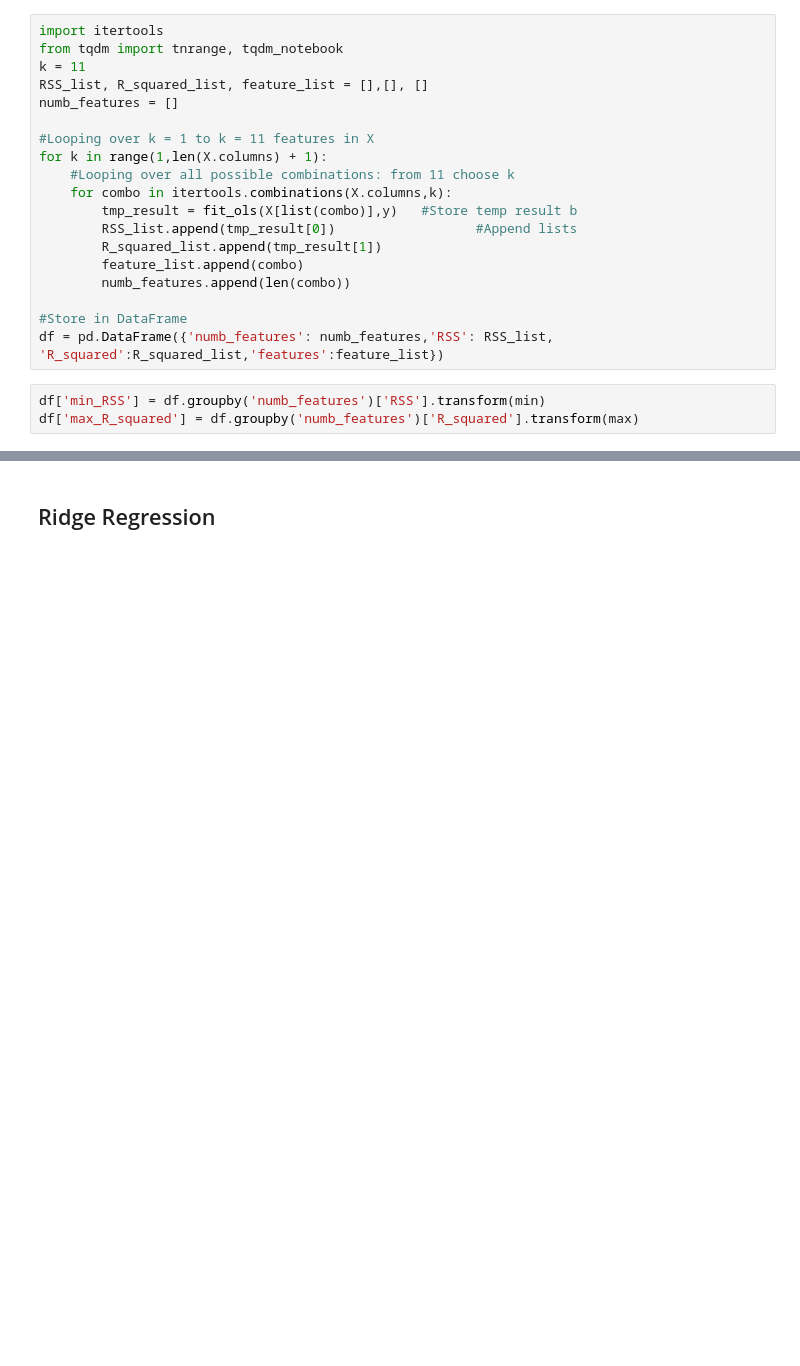
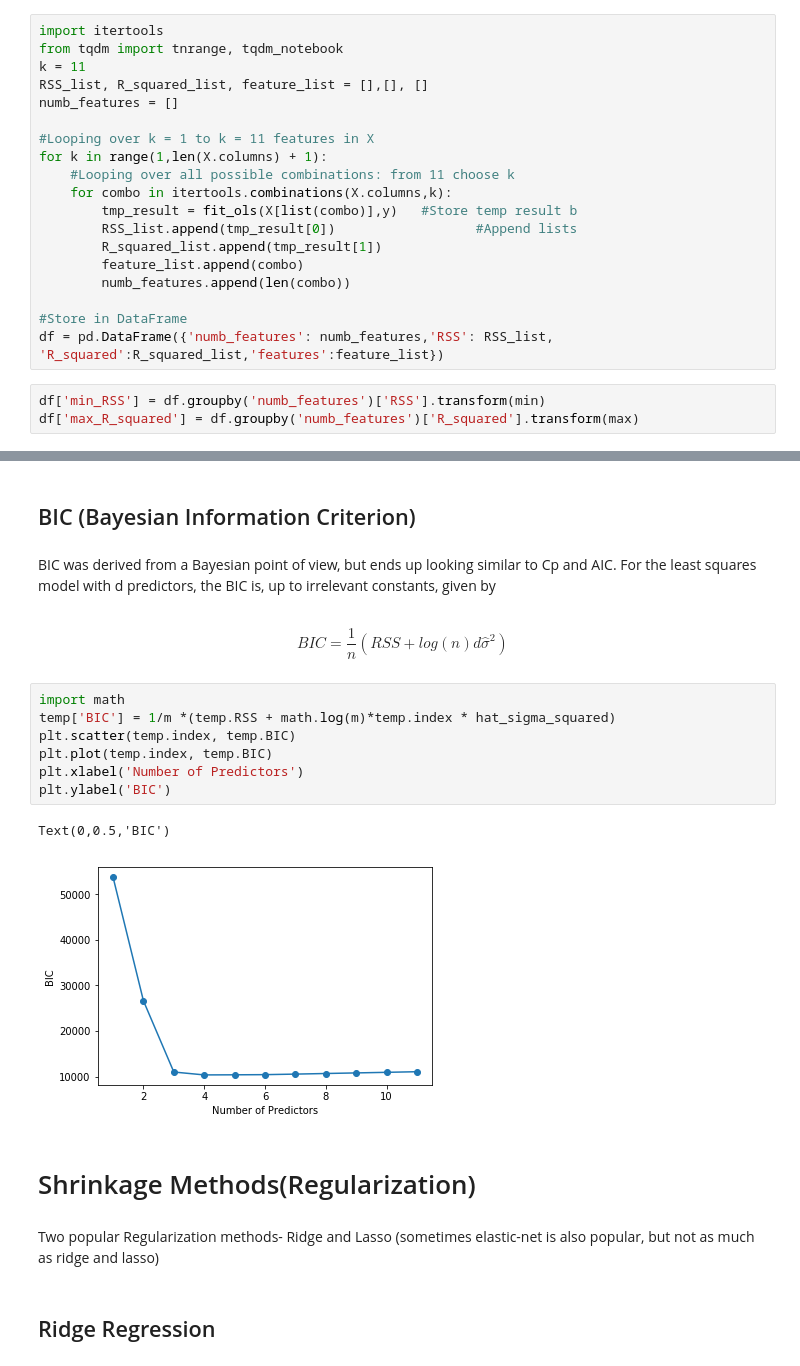
Before and after one commit to junyanyao/ISLR_Python, a Jupyter notebook: Ch6 Linear Model Selection and Regularization.ipynb, the cells around one changed output, grey strips where cells are left out. Drawn from its saved outputs; the diff is of its cells as text; blank space fills up the shorter version.

```diff
--- a/Ch6 Linear Model Selection and Regularization.ipynb
+++ b/Ch6 Linear Model Selection and Regularization.ipynb
@@ -95,2 +323,22 @@ plt.show()
+# %% [markdown]
+## BIC (Bayesian Information Criterion)
+# %% [markdown]
+BIC was derived from a Bayesian point of view, but ends up looking similar to Cp and AIC. For the least squares model with d predictors, the BIC is, up to irrelevant constants, given by
+# %% [markdown]
+$$ BIC= \frac{1}{n}(RSS+ log(n)d\hat{\sigma}^2) $$
+# %%
+import math
+temp['BIC'] = 1/m *(temp.RSS + math.log(m)*temp.index * hat_sigma_squared)
+plt.scatter(temp.index, temp.BIC)
+plt.plot(temp.index, temp.BIC)
+plt.xlabel('Number of Predictors')
+plt.ylabel('BIC')
+# %% [output]
+Text(0,0.5,'BIC')
+[figure, added]
+# %% [markdown]
+# Shrinkage Methods(Regularization)
+# %% [markdown]
+Two popular Regularization methods- Ridge and Lasso (sometimes elastic-net is also popular, but not as much as ridge and lasso)
 # %% [markdown]
 ## Ridge Regression
```
Also changed, not shown: parts of 27 cells of this notebook, 1 other file.
